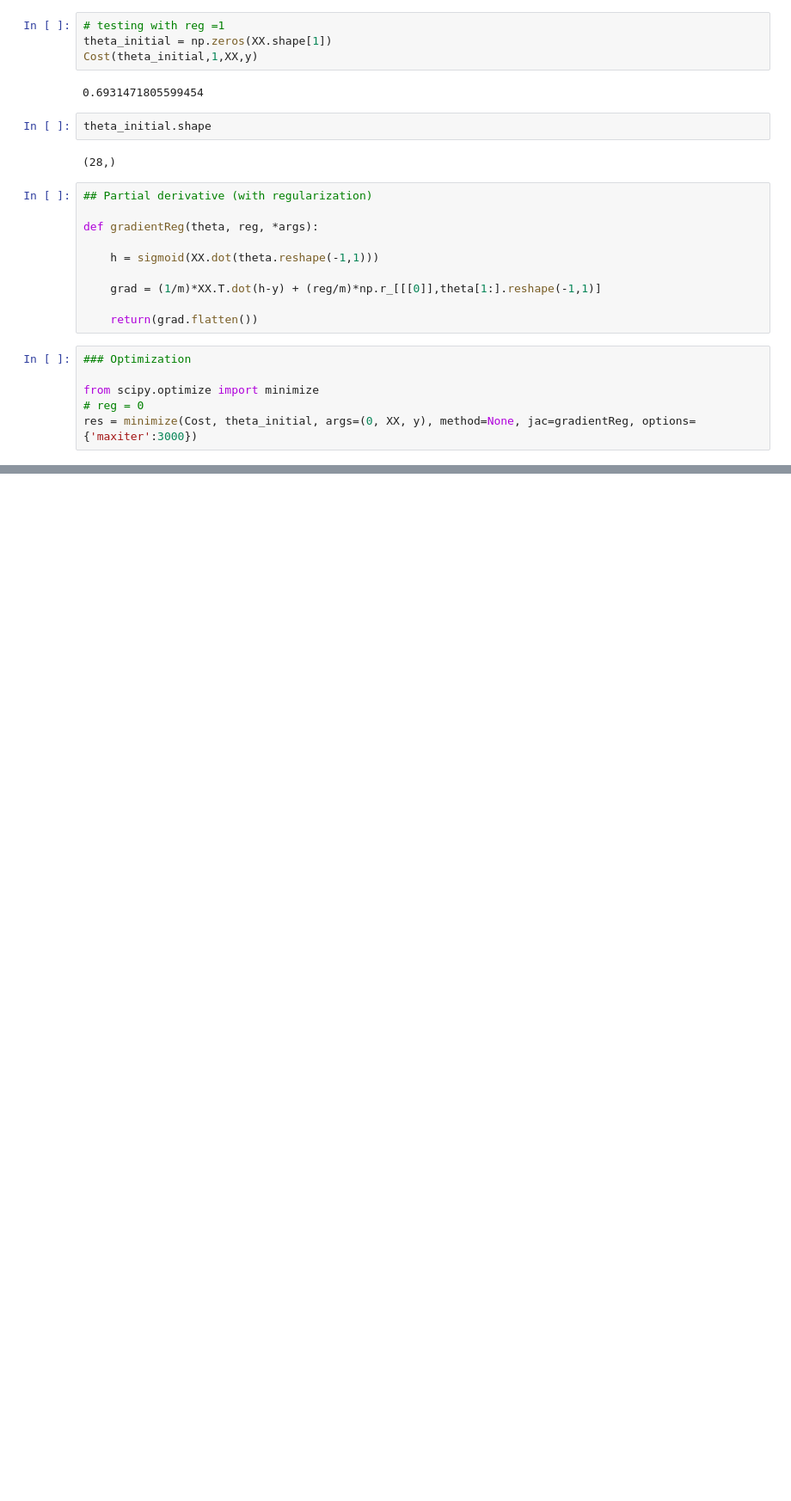
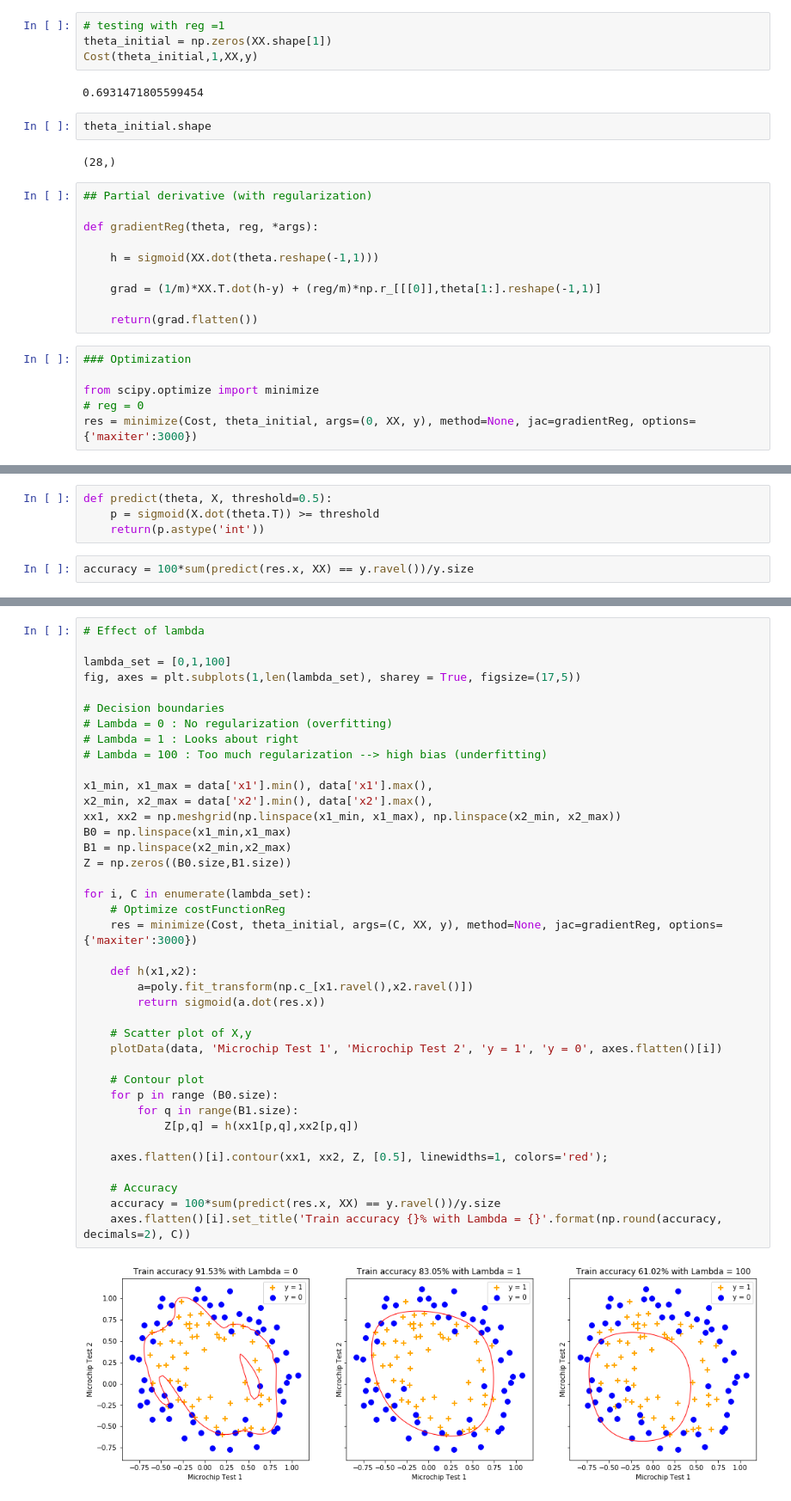
Before and after one commit to aaneloy/Machine-Learning-Andrew-NG-Course-Programming-Assignments-using-Jupyter-Nootbook, a Jupyter notebook: Algorithms/Regularized Logistic Regression.ipynb, the cells around one changed output, grey strips where cells are left out. Shown at 86% size. Drawn from its saved outputs; the diff is of its cells as text; blank space fills up the shorter version.

```diff
--- a/Algorithms/Regularized Logistic Regression.ipynb
+++ b/Algorithms/Regularized Logistic Regression.ipynb
@@ -92,0 +105,6 @@ res.x.shape
+# %%
+def predict(theta, X, threshold=0.5):
+    p = sigmoid(X.dot(theta.T)) >= threshold
+    return(p.astype('int'))
+# %%
+accuracy = 100*sum(predict(res.x, XX) == y.ravel())/y.size
@@ -92,0 +115,41 @@ res.x.shape
+# %%
+# Effect of lambda
+
+lambda_set = [0,1,100]
+fig, axes = plt.subplots(1,len(lambda_set), sharey = True, figsize=(17,5))
+
+# Decision boundaries
+# Lambda = 0 : No regularization (overfitting)
+# Lambda = 1 : Looks about right
+# Lambda = 100 : Too much regularization --> high bias (underfitting)
+
+x1_min, x1_max = data['x1'].min(), data['x1'].max(),
+x2_min, x2_max = data['x2'].min(), data['x2'].max(),
+xx1, xx2 = np.meshgrid(np.linspace(x1_min, x1_max), np.linspace(x2_min, x2_max))
+B0 = np.linspace(x1_min,x1_max)
+B1 = np.linspace(x2_min,x2_max)
+Z = np.zeros((B0.size,B1.size))
+
+for i, C in enumerate(lambda_set):
+    # Optimize costFunctionReg
+    res = minimize(Cost, theta_initial, args=(C, XX, y), method=None, jac=gradientReg, options={'maxiter':3000})
+
+    def h(x1,x2):
+        a=poly.fit_transform(np.c_[x1.ravel(),x2.ravel()])
+        return sigmoid(a.dot(res.x))
+
+    # Scatter plot of X,y
+    plotData(data, 'Microchip Test 1', 'Microchip Test 2', 'y = 1', 'y = 0', axes.flatten()[i])
+
+    # Contour plot
+    for p in range (B0.size):
+        for q in range(B1.size):
+            Z[p,q] = h(xx1[p,q],xx2[p,q])
+
+    axes.flatten()[i].contour(xx1, xx2, Z, [0.5], linewidths=1, colors='red');
+
+    # Accuracy
+    accuracy = 100*sum(predict(res.x, XX) == y.ravel())/y.size
+    axes.flatten()[i].set_title('Train accuracy {}% with Lambda = {}'.format(np.round(accuracy, decimals=2), C))
+# %% [output]
+[figure, added]
```
Also changed, not shown: parts of 3 cells of this notebook.
